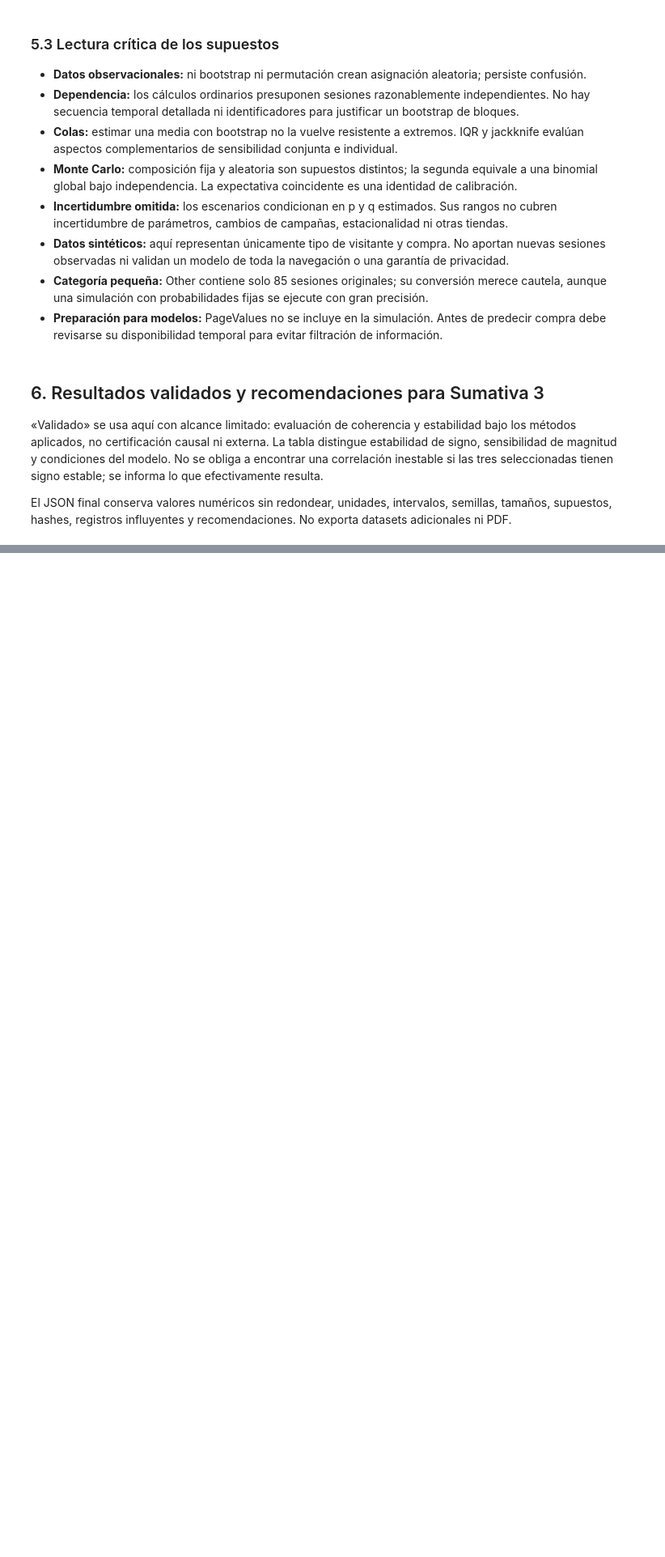
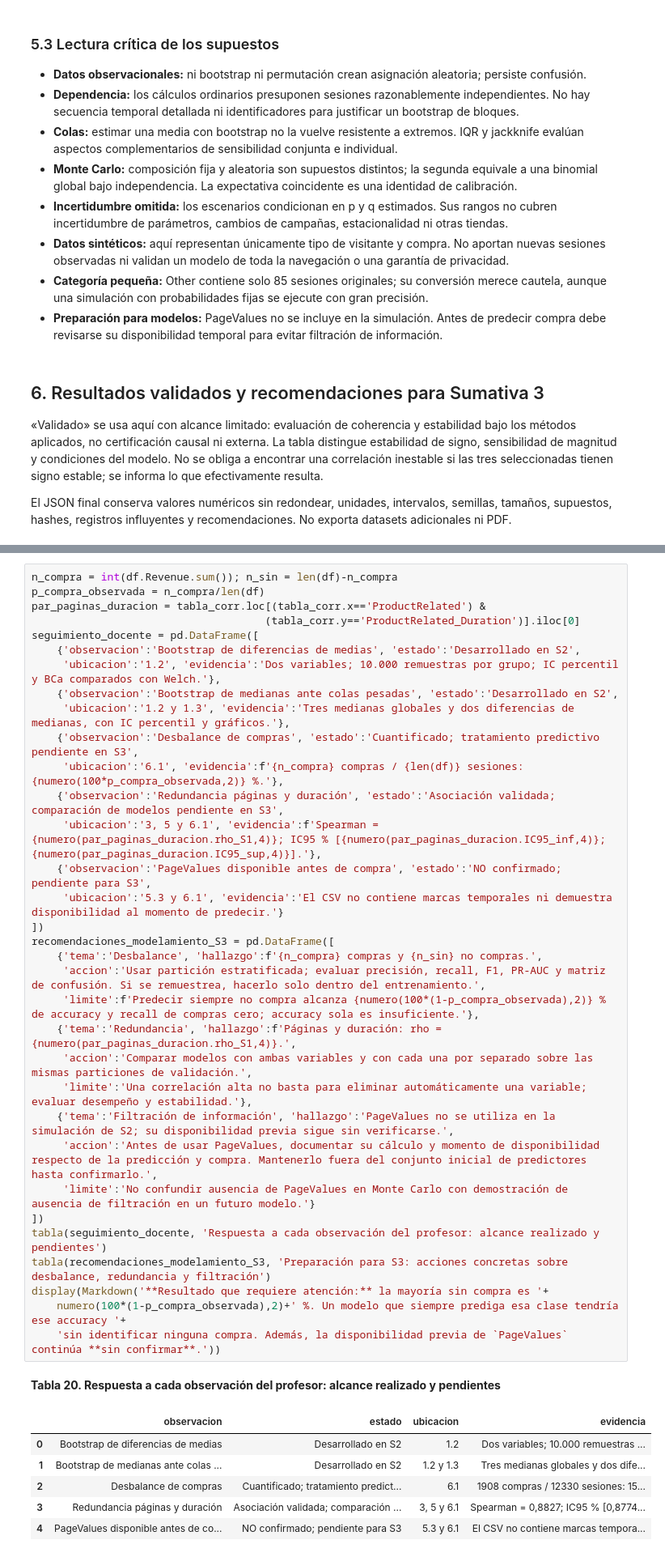
Before and after one commit to RenzoVilchez02/proyectoGrupo2, a Jupyter notebook: S2/Validacion_Simulacion.ipynb, the cells around one changed output, grey strips where cells are left out. Shown at 81% size. Drawn from its saved outputs; the diff is of its cells as text; blank space fills up the shorter version.

```diff
--- a/S2/Validacion_Simulacion.ipynb
+++ b/S2/Validacion_Simulacion.ipynb
@@ -1097,0 +1282,41 @@ supuestos, hashes, registros influyentes y recomendaciones. No exporta datasets
+# %%
+n_compra = int(df.Revenue.sum()); n_sin = len(df)-n_compra
+p_compra_observada = n_compra/len(df)
+par_paginas_duracion = tabla_corr.loc[(tabla_corr.x=='ProductRelated') &
+                                     (tabla_corr.y=='ProductRelated_Duration')].iloc[0]
+seguimiento_docente = pd.DataFrame([
+    {'observacion':'Bootstrap de diferencias de medias', 'estado':'Desarrollado en S2',
+     'ubicacion':'1.2', 'evidencia':'Dos variables; 10.000 remuestras por grupo; IC percentil y BCa comparados con Welch.'},
+    {'observacion':'Bootstrap de medianas ante colas pesadas', 'estado':'Desarrollado en S2',
+     'ubicacion':'1.2 y 1.3', 'evidencia':'Tres medianas globales y dos diferencias de medianas, con IC percentil y gráficos.'},
+    {'observacion':'Desbalance de compras', 'estado':'Cuantificado; tratamiento predictivo pendiente en S3',
+     'ubicacion':'6.1', 'evidencia':f'{n_compra} compras / {len(df)} sesiones: {numero(100*p_compra_observada,2)} %.'},
+    {'observacion':'Redundancia páginas y duración', 'estado':'Asociación validada; comparación de modelos pendiente en S3',
+     'ubicacion':'3, 5 y 6.1', 'evidencia':f'Spearman = {numero(par_paginas_duracion.rho_S1,4)}; IC95 % [{numero(par_paginas_duracion.IC95_inf,4)}; {numero(par_paginas_duracion.IC95_sup,4)}].'},
+    {'observacion':'PageValues disponible antes de compra', 'estado':'NO confirmado; pendiente para S3',
+     'ubicacion':'5.3 y 6.1', 'evidencia':'El CSV no contiene marcas temporales ni demuestra disponibilidad al momento de predecir.'}
+])
+recomendaciones_modelamiento_S3 = pd.DataFrame([
+    {'tema':'Desbalance', 'hallazgo':f'{n_compra} compras y {n_sin} no compras.',
+     'accion':'Usar partición estratificada; evaluar precisión, recall, F1, PR-AUC y matriz de confusión. Si se remuestrea, hacerlo solo dentro del entrenamiento.',
+     'limite':f'Predecir siempre no compra alcanza {numero(100*(1-p_compra_observada),2)} % de accuracy y recall de compras cero; accuracy sola es insuficiente.'},
+    {'tema':'Redundancia', 'hallazgo':f'Páginas y duración: rho = {numero(par_paginas_duracion.rho_S1,4)}.',
+     'accion':'Comparar modelos con ambas variables y con cada una por separado sobre las mismas particiones de validación.',
+     'limite':'Una correlación alta no basta para eliminar automáticamente una variable; evaluar desempeño y estabilidad.'},
+    {'tema':'Filtración de información', 'hallazgo':'PageValues no se utiliza en la simulación de S2; su disponibilidad previa sigue sin verificarse.',
+     'accion':'Antes de usar PageValues, documentar su cálculo y momento de disponibilidad respecto de la predicción y compra. Mantenerlo fuera del conjunto inicial de predictores hasta confirmarlo.',
+     'limite':'No confundir ausencia de PageValues en Monte Carlo con demostración de ausencia de filtración en un futuro modelo.'}
+])
+tabla(seguimiento_docente, 'Respuesta a cada observación del profesor: alcance realizado y pendientes')
+tabla(recomendaciones_modelamiento_S3, 'Preparación para S3: acciones concretas sobre desbalance, redundancia y filtración')
+display(Markdown('**Resultado que requiere atención:** la mayoría sin compra es '+
+    numero(100*(1-p_compra_observada),2)+' %. Un modelo que siempre prediga esa clase tendría ese accuracy '+
+    'sin identificar ninguna compra. Además, la disponibilidad previa de `PageValues` continúa **sin confirmar**.'))
+# %% [output]
+**Tabla 20. Respuesta a cada observación del profesor: alcance realizado y pendientes**
+|  | observacion | estado | ubicacion | evidencia |
+| 0 | Bootstrap de diferencias de medias | Desarrollado en S2 | 1.2 | Dos variables; 10.000 remuestras ... |
+| 1 | Bootstrap de medianas ante colas ... | Desarrollado en S2 | 1.2 y 1.3 | Tres medianas globales y dos dife... |
+| 2 | Desbalance de compras | Cuantificado; tratamiento predict... | 6.1 | 1908 compras / 12330 sesiones: 15... |
+| 3 | Redundancia páginas y duración | Asociación validada; comparación ... | 3, 5 y 6.1 | Spearman = 0,8827; IC95 % [0,8774... |
+| 4 | PageValues disponible antes de co... | NO confirmado; pendiente para S3 | 5.3 y 6.1 | El CSV no contiene marcas tempora... |
```
Also changed, not shown: parts of 21 cells of this notebook, 2 other files.
